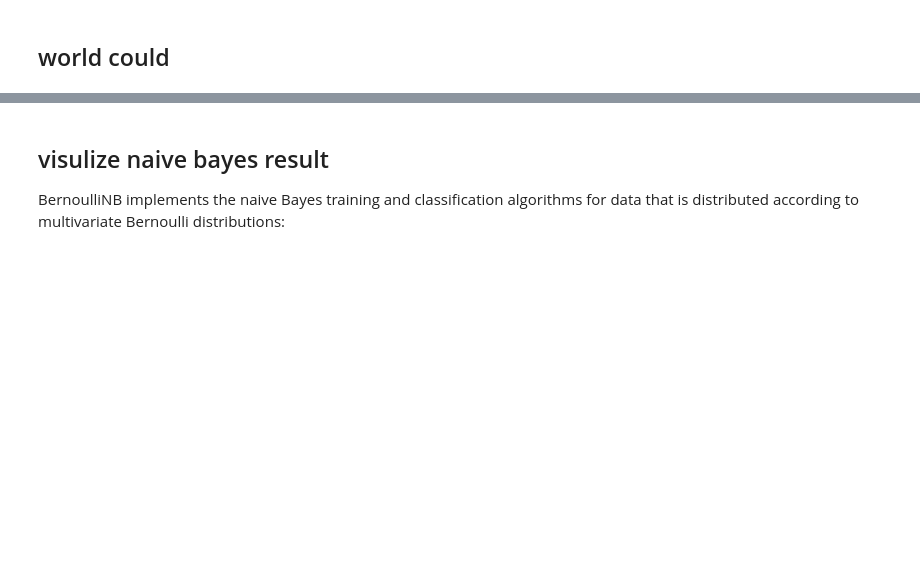
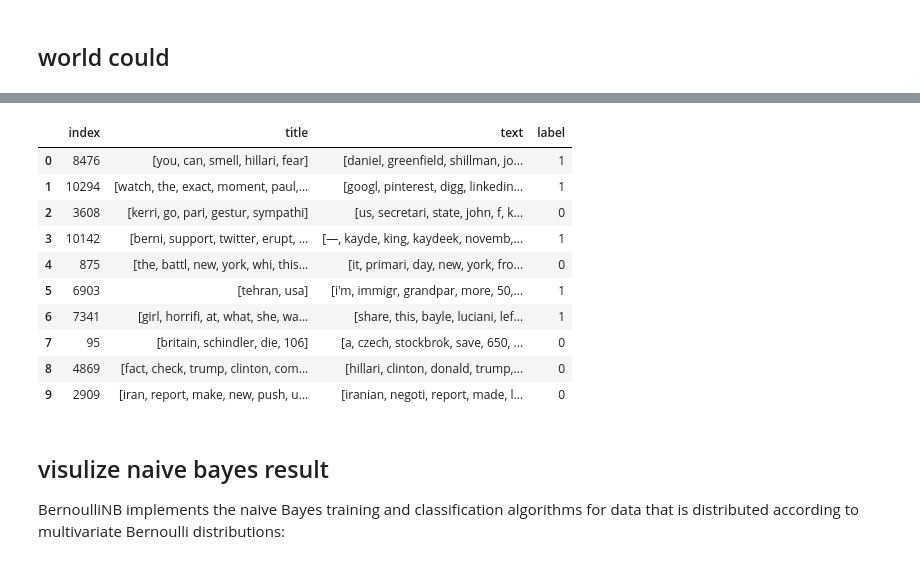
Before and after one commit to s6juncheng/AI_hackthon, a Jupyter notebook: notbooks/Data_processing-V.ipynb, the cells around one changed output, grey strips where cells are left out. Cells and saved outputs as stored; diff of their text form; code cells hidden in the pictures; blank space fills up the shorter version.

```diff
--- a/notbooks/Data_processing-V.ipynb
+++ b/notbooks/Data_processing-V.ipynb
@@ -161,3 +161,17 @@ plt.show()
+# %%
+fkn.head(10)
+# %% [output]
+|  | index | title | text | label |
+| 0 | 8476 | [you, can, smell, hillari, fear] | [daniel, greenfield, shillman, jo... | 1 |
+| 1 | 10294 | [watch, the, exact, moment, paul,... | [googl, pinterest, digg, linkedin... | 1 |
+| 2 | 3608 | [kerri, go, pari, gestur, sympathi] | [us, secretari, state, john, f, k... | 0 |
+| 3 | 10142 | [berni, support, twitter, erupt, ... | [—, kayde, king, kaydeek, novemb,... | 1 |
+| 4 | 875 | [the, battl, new, york, whi, this... | [it, primari, day, new, york, fro... | 0 |
+| 5 | 6903 | [tehran, usa] | [i'm, immigr, grandpar, more, 50,... | 1 |
+| 6 | 7341 | [girl, horrifi, at, what, she, wa... | [share, this, bayle, luciani, lef... | 1 |
+| 7 | 95 | [britain, schindler, die, 106] | [a, czech, stockbrok, save, 650, ... | 0 |
+| 8 | 4869 | [fact, check, trump, clinton, com... | [hillari, clinton, donald, trump,... | 0 |
+| 9 | 2909 | [iran, report, make, new, push, u... | [iranian, negoti, report, made, l... | 0 |
 # %% [markdown]
 ## visulize naive bayes result
 
```
Also changed, not shown: parts of 16 cells of this notebook, 3 other files.
